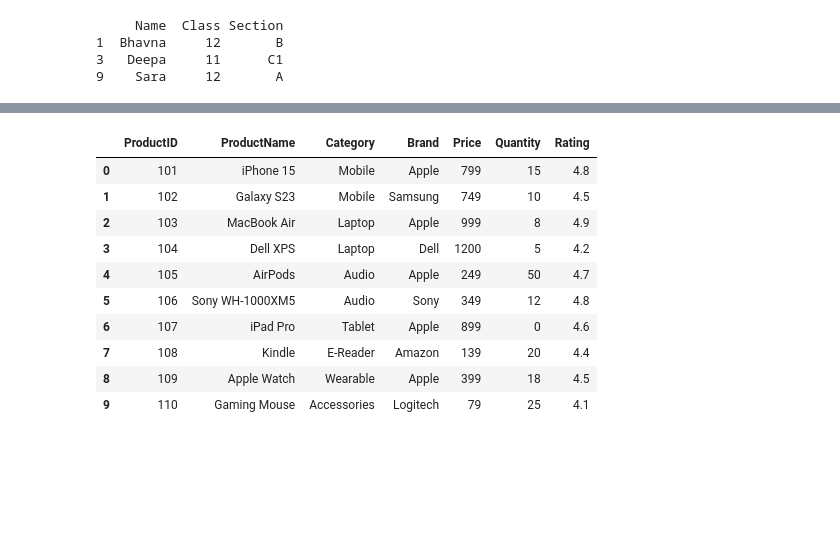
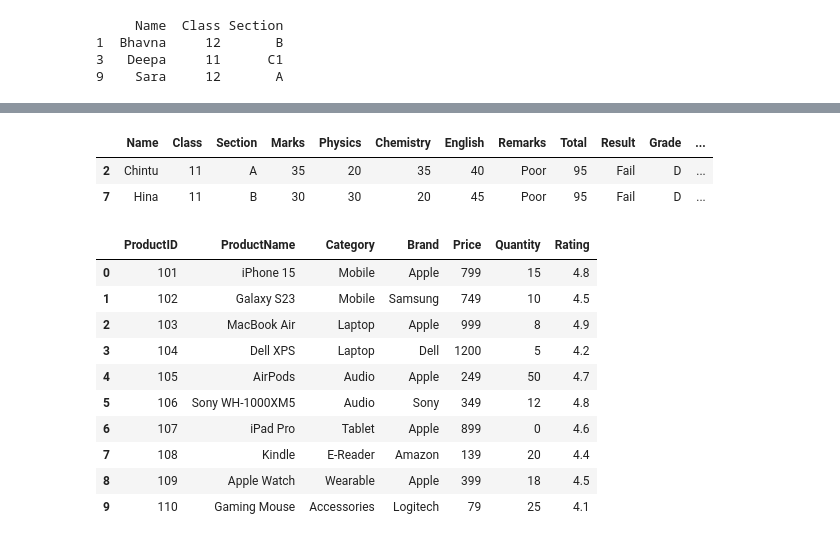
Before and after one commit to csslg22/XII-Informatics-Practices-065, a Jupyter notebook: DataFrame 02.ipynb, the cells around one changed output, grey strips where cells are left out. Saved outputs shown, nothing was run; the diff lists cells and outputs as text; code cells hidden in the pictures; blank space fills up the shorter version.

```diff
--- a/DataFrame 02.ipynb
+++ b/DataFrame 02.ipynb
@@ -502,3 +651,12 @@ print(df.loc[df['Marks'].isin(df['Marks'].nlargest(3)),['Name','Class','Section'
+# %%
+# Find and display students who failed in more than one subject ( <40 in more than 1 subject)
+subjects = ['Physics','Chemistry','English']
+df['FailCount'] = (df[subjects]<40).sum(axis=1)
+df[df['FailCount']>=1]
+# %% [output]
+|  | Name | Class | Section | Marks | Physics | Chemistry | English | Remarks | Total | Result | Grade | ... |
+| 2 | Chintu | 11 | A | 35 | 20 | 35 | 40 | Poor | 95 | Fail | D | ... |
+| 7 | Hina | 11 | B | 30 | 30 | 20 | 45 | Poor | 95 | Fail | D | ... |
 # %%
 data = {
     'ProductID': [101, 102, 103, 104, 105, 106, 107, 108, 109, 110],
```
Also changed, not shown: parts of 11 cells of this notebook.
